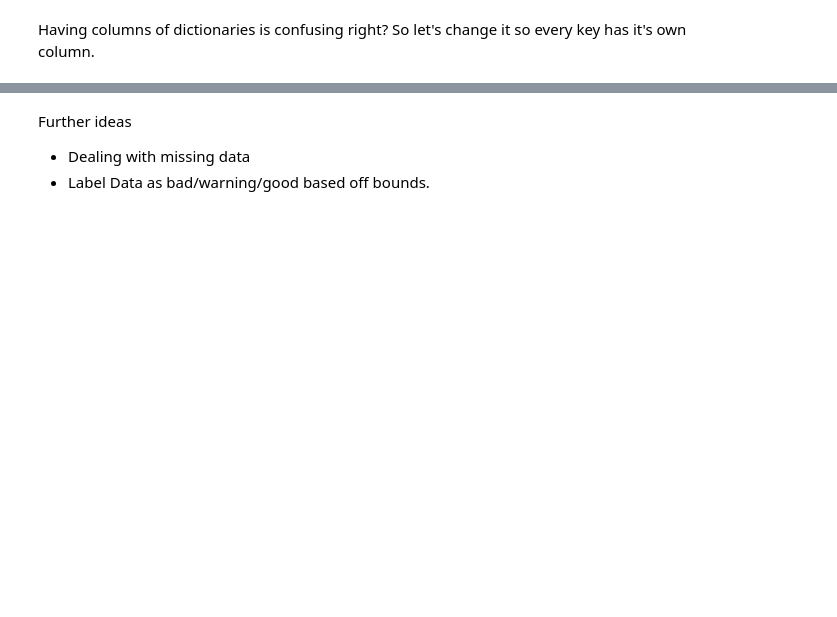
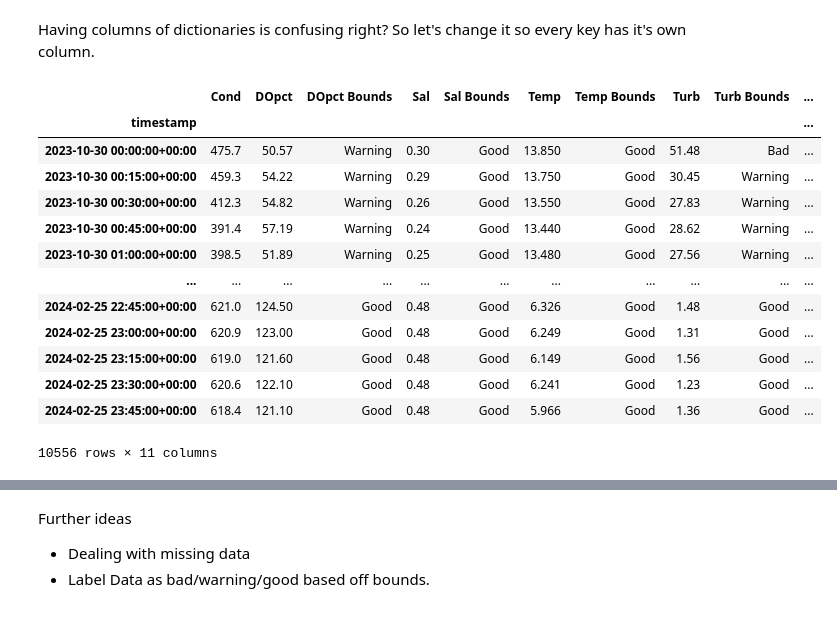
Before and after one commit to sr66139p/health-dashboard, a Jupyter notebook: get_data.ipynb, the cells around one changed output, grey strips where cells are left out. Drawn from its saved outputs; the diff is of its cells as text; code cells hidden in the pictures; blank space fills up the shorter version.

Commit message:
temp update f to c

```diff
--- a/get_data.ipynb
+++ b/get_data.ipynb
@@ -61,41 +89,56 @@ def categorize_salinity(sal):
 df_graph['Sal Bounds'] = df_graph['Sal'].apply(categorize_salinity)
 
 def categorize_temperature(temp):
-    if temp <= 75.2:
+    if temp < 25:
         return 'Good'
-    elif 75.2 < temp <= 86:
+    elif 25 <= temp < 31:
         return 'Warning'
-    elif temp > 86:
+    elif temp >= 31:
         return 'Bad'
 
 df_graph['Temp Bounds'] = df_graph['Temp'].apply(categorize_temperature)
 
 def categorize_turbidity(turb_value):
     if turb_value <= 24:
         return 'Good'
     elif turb_value <= 49:
         return 'Warning'
     else:
         return 'Bad'
 
 df_graph['Turb Bounds'] = df_graph['Turb'].apply(categorize_turbidity)
 
 def categorize_ph(ph):
     if ph >= 0 and ph < 5:
         return 'Bad'
     elif ph >= 5 and ph < 7:
         return 'Warning'
     elif ph >= 7 and ph < 9:
         return 'Good'
     elif ph >= 9 and ph < 11:
         return 'Warning'
     elif ph >= 11:
         return 'Bad'
 
 df_graph['pH Bounds'] = df_graph['pH'].apply(categorize_temperature)
 
 df_graph = df_graph[['Cond', 'DOpct', 'DOpct Bounds', 'Sal', 'Sal Bounds', 'Temp', 'Temp Bounds', 'Turb', 'Turb Bounds', 'pH', 'pH Bounds']]
 
 df_graph
+# %% [output]
+|  | Cond | DOpct | DOpct Bounds | Sal | Sal Bounds | Temp | Temp Bounds | Turb | Turb Bounds | ... |
+| timestamp |  |  |  |  |  |  |  |  |  | ... |
+| 2023-10-30 00:00:00+00:00 | 475.7 | 50.57 | Warning | 0.30 | Good | 13.850 | Good | 51.48 | Bad | ... |
+| 2023-10-30 00:15:00+00:00 | 459.3 | 54.22 | Warning | 0.29 | Good | 13.750 | Good | 30.45 | Warning | ... |
+| 2023-10-30 00:30:00+00:00 | 412.3 | 54.82 | Warning | 0.26 | Good | 13.550 | Good | 27.83 | Warning | ... |
+| 2023-10-30 00:45:00+00:00 | 391.4 | 57.19 | Warning | 0.24 | Good | 13.440 | Good | 28.62 | Warning | ... |
+| 2023-10-30 01:00:00+00:00 | 398.5 | 51.89 | Warning | 0.25 | Good | 13.480 | Good | 27.56 | Warning | ... |
+| ... | ... | ... | ... | ... | ... | ... | ... | ... | ... | ... |
+| 2024-02-25 22:45:00+00:00 | 621.0 | 124.50 | Good | 0.48 | Good | 6.326 | Good | 1.48 | Good | ... |
+| 2024-02-25 23:00:00+00:00 | 620.9 | 123.00 | Good | 0.48 | Good | 6.249 | Good | 1.31 | Good | ... |
+| 2024-02-25 23:15:00+00:00 | 619.0 | 121.60 | Good | 0.48 | Good | 6.149 | Good | 1.56 | Good | ... |
+| 2024-02-25 23:30:00+00:00 | 620.6 | 122.10 | Good | 0.48 | Good | 6.241 | Good | 1.23 | Good | ... |
+| 2024-02-25 23:45:00+00:00 | 618.4 | 121.10 | Good | 0.48 | Good | 5.966 | Good | 1.36 | Good | ... |
+10556 rows × 11 columns
 # %%
 df_graph.plot(subplots=True)
```
Also changed, not shown: parts of 3 cells of this notebook.
